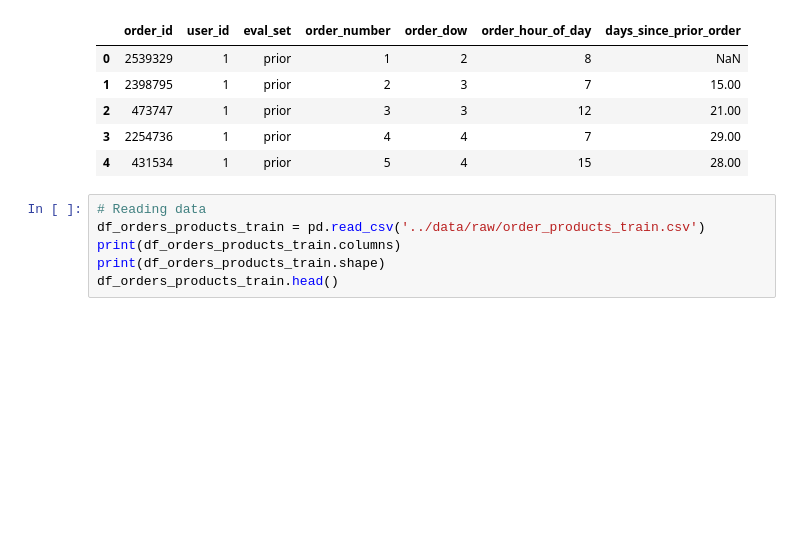
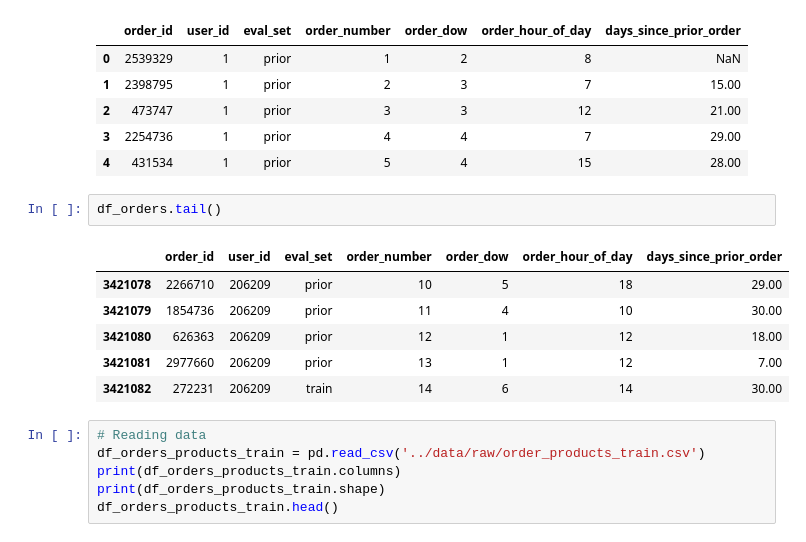
Before and after one commit to hovhannisyan91/aca, a Jupyter notebook: lab/python/notebooks/05_pandas.ipynb, the cells around one changed output. Cells and saved outputs as stored; diff of their text form; blank space fills up the shorter version.

```diff
--- a/lab/python/notebooks/05_pandas.ipynb
+++ b/lab/python/notebooks/05_pandas.ipynb
@@ -23,6 +23,15 @@ Index(['order_id', 'user_id', 'eval_set', 'order_number', 'order_dow',
 | 2 | 473747 | 1 | prior | 3 | 3 | 12 | 21.00 |
 | 3 | 2254736 | 1 | prior | 4 | 4 | 7 | 29.00 |
 | 4 | 431534 | 1 | prior | 5 | 4 | 15 | 28.00 |
+# %%
+df_orders.tail()
+# %% [output]
+|  | order_id | user_id | eval_set | order_number | order_dow | order_hour_of_day | days_since_prior_order |
+| 3421078 | 2266710 | 206209 | prior | 10 | 5 | 18 | 29.00 |
+| 3421079 | 1854736 | 206209 | prior | 11 | 4 | 10 | 30.00 |
+| 3421080 | 626363 | 206209 | prior | 12 | 1 | 12 | 18.00 |
+| 3421081 | 2977660 | 206209 | prior | 13 | 1 | 12 | 7.00 |
+| 3421082 | 272231 | 206209 | train | 14 | 6 | 14 | 30.00 |
 # %%
 # Reading data
 df_orders_products_train = pd.read_csv('../data/raw/order_products_train.csv')
```
Also changed, not shown: 2 other files.
